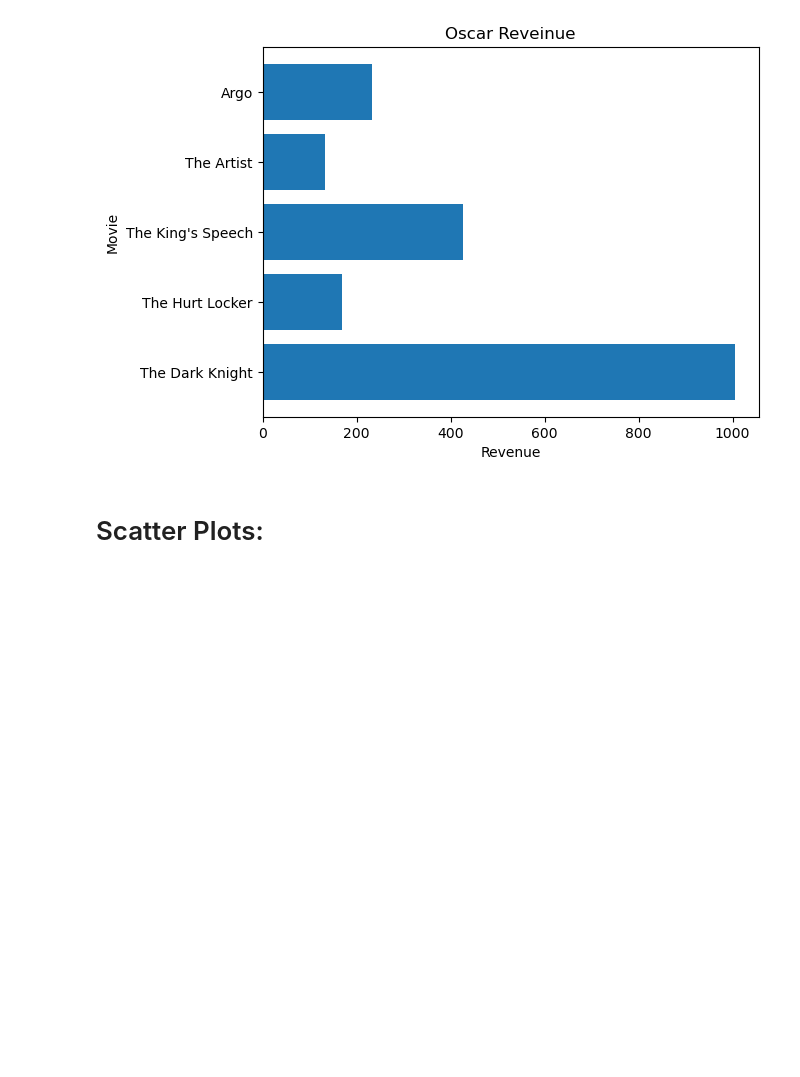
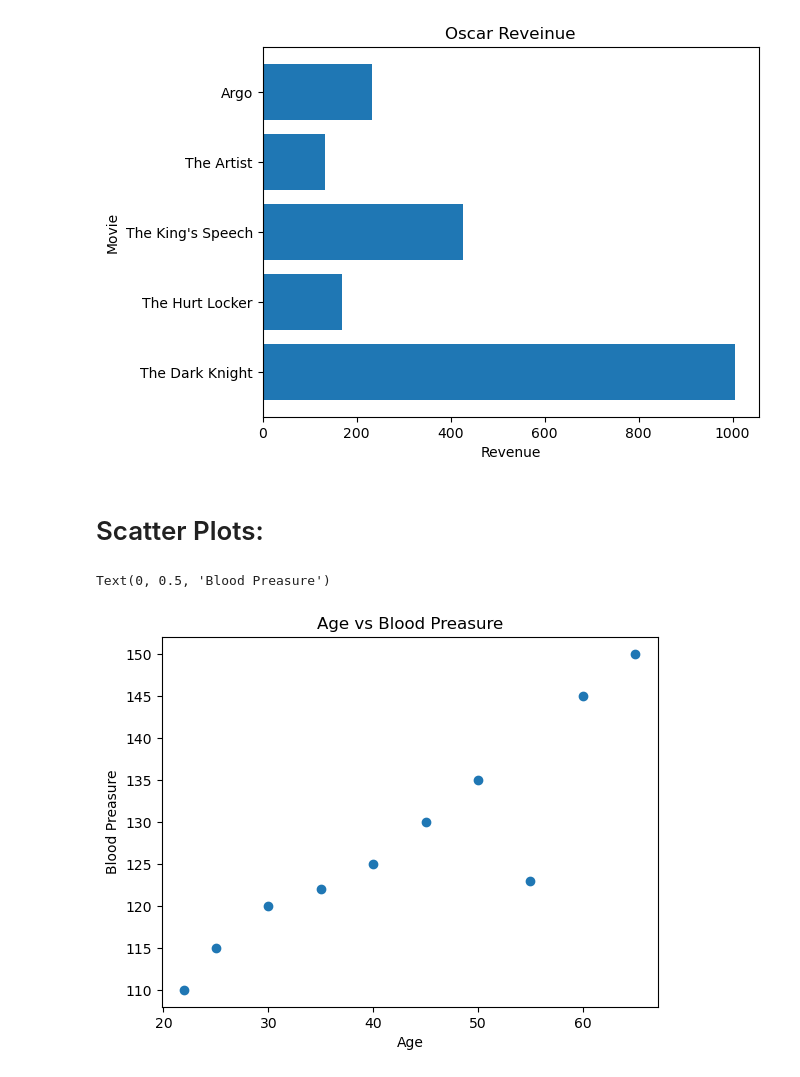
Before and after one commit to SatinderSinghSall/AI-and-Machine-Learning, a Jupyter notebook: 20. Data Visualization - Part 1/Matplotlib.ipynb, the cells around one changed output. Cells and saved outputs as stored; diff of their text form; code cells hidden in the pictures; blank space fills up the shorter version.

Commit message:
AI / ML: Data Visualization - Scatter Plots using Matplotlib.

```diff
--- a/20. Data Visualization - Part 1/Matplotlib.ipynb
+++ b/20. Data Visualization - Part 1/Matplotlib.ipynb
@@ -366,5 +366,13 @@ Text(0, 0.5, 'Movie')
 # %%
 people = ["Person A", "Person B", "Person C", "Person D", "Person E",
           "Person F", "Person G", "Person H", "Person I", "Person J"]
 age = [22, 25, 30, 35, 40, 45, 50, 55, 60, 65]
-blood_pressure = [110, 115, 120, 122, 125, 130, 135, 123, 145, 150]
+bp = [110, 115, 120, 122, 125, 130, 135, 123, 145, 150]
+
+plt.scatter(age, bp)
+plt.title("Age vs Blood Preasure")
+plt.xlabel("Age")
+plt.ylabel("Blood Preasure")
+# %% [output]
+Text(0, 0.5, 'Blood Preasure')
+[figure, added]
```
Also changed, not shown: 1 other file.
